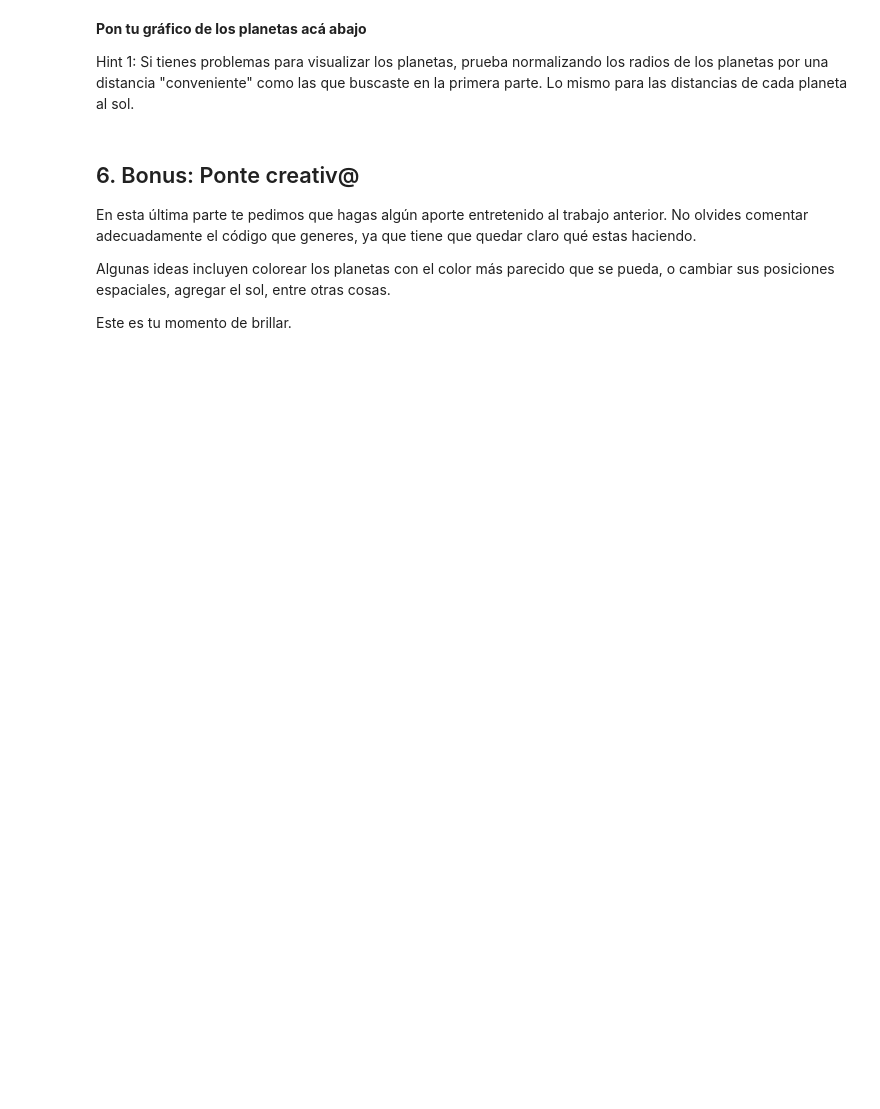
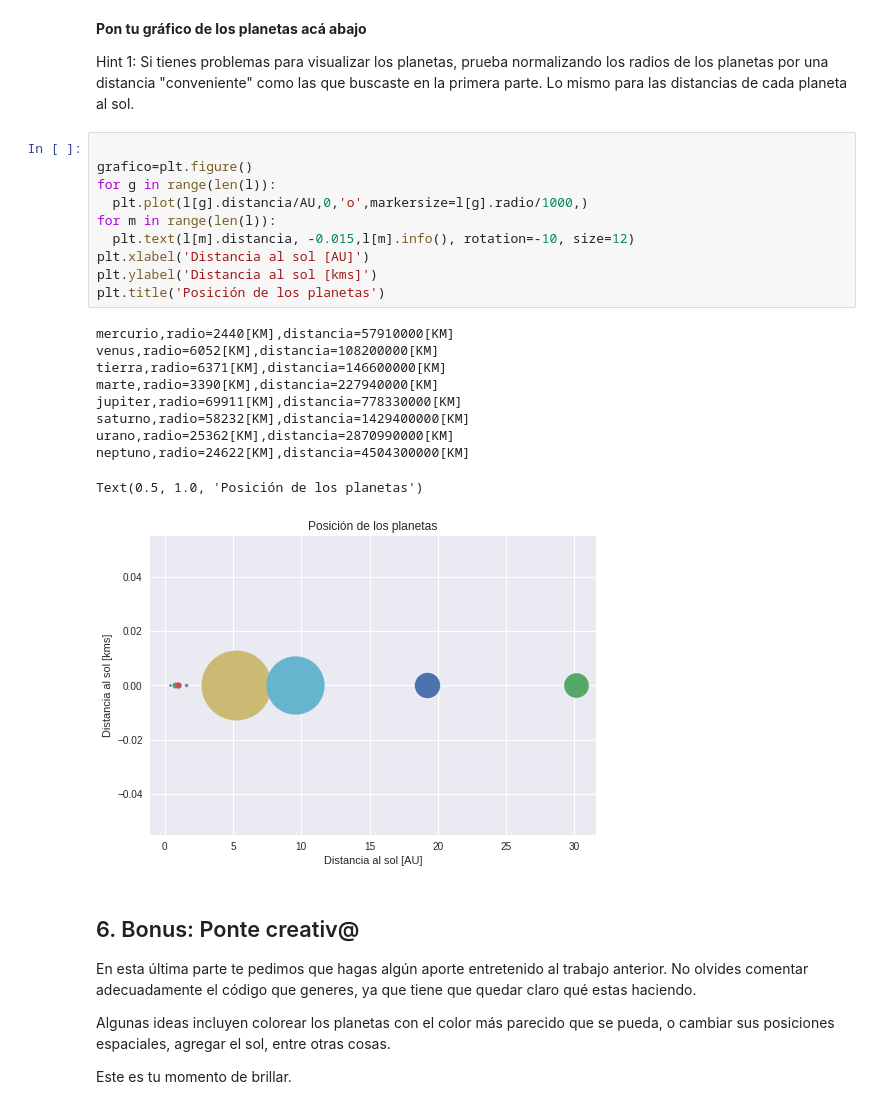
Before and after one commit to SantiagoRios21/minitarea1, a Jupyter notebook: minitarea1_alumnos.ipynb, the cells around one changed output. Drawn from its saved outputs; the diff is of its cells as text; blank space fills up the shorter version.

```diff
--- a/minitarea1_alumnos.ipynb
+++ b/minitarea1_alumnos.ipynb
@@ -152,6 +157,27 @@ plt.title('Posición de los planetas')
 **Pon tu gráfico de los planetas acá abajo**
 
 Hint 1: Si tienes problemas para visualizar los planetas, prueba normalizando los radios de los planetas por una distancia "conveniente" como las que buscaste en la primera parte. Lo mismo para las distancias de cada planeta al sol.
+# %%
+
+grafico=plt.figure()
+for g in range(len(l)):
+  plt.plot(l[g].distancia/AU,0,'o',markersize=l[g].radio/1000,)
+for m in range(len(l)):
+  plt.text(l[m].distancia, -0.015,l[m].info(), rotation=-10, size=12)
+plt.xlabel('Distancia al sol [AU]')
+plt.ylabel('Distancia al sol [kms]')
+plt.title('Posición de los planetas')
+# %% [output]
+mercurio,radio=2440[KM],distancia=57910000[KM]
+venus,radio=6052[KM],distancia=108200000[KM]
+tierra,radio=6371[KM],distancia=146600000[KM]
+marte,radio=3390[KM],distancia=227940000[KM]
+jupiter,radio=69911[KM],distancia=778330000[KM]
+saturno,radio=58232[KM],distancia=1429400000[KM]
+urano,radio=25362[KM],distancia=2870990000[KM]
+neptuno,radio=24622[KM],distancia=4504300000[KM]
+Text(0.5, 1.0, 'Posición de los planetas')
+[figure, added]
 # %% [markdown]
 ## 6. Bonus: Ponte creativ@
 En esta última parte te pedimos que hagas algún aporte entretenido al trabajo anterior. No olvides comentar adecuadamente el código que generes, ya que tiene que quedar claro qué estas haciendo.
```
Also changed, not shown: parts of 2 cells of this notebook.
